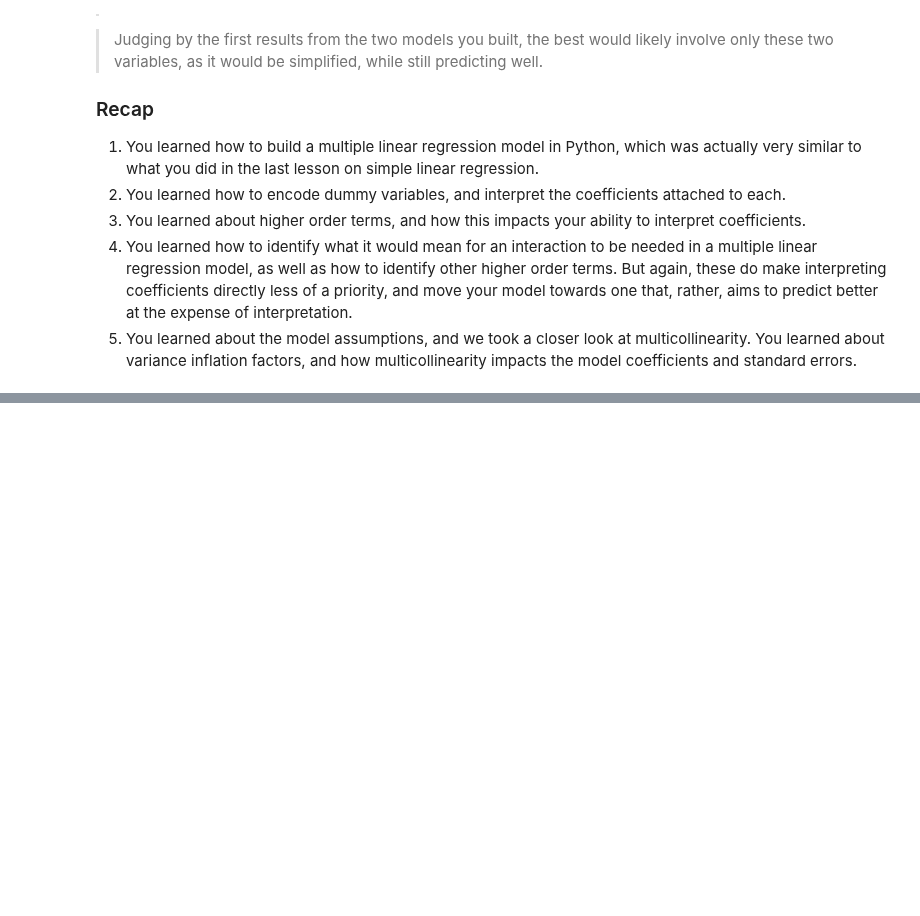
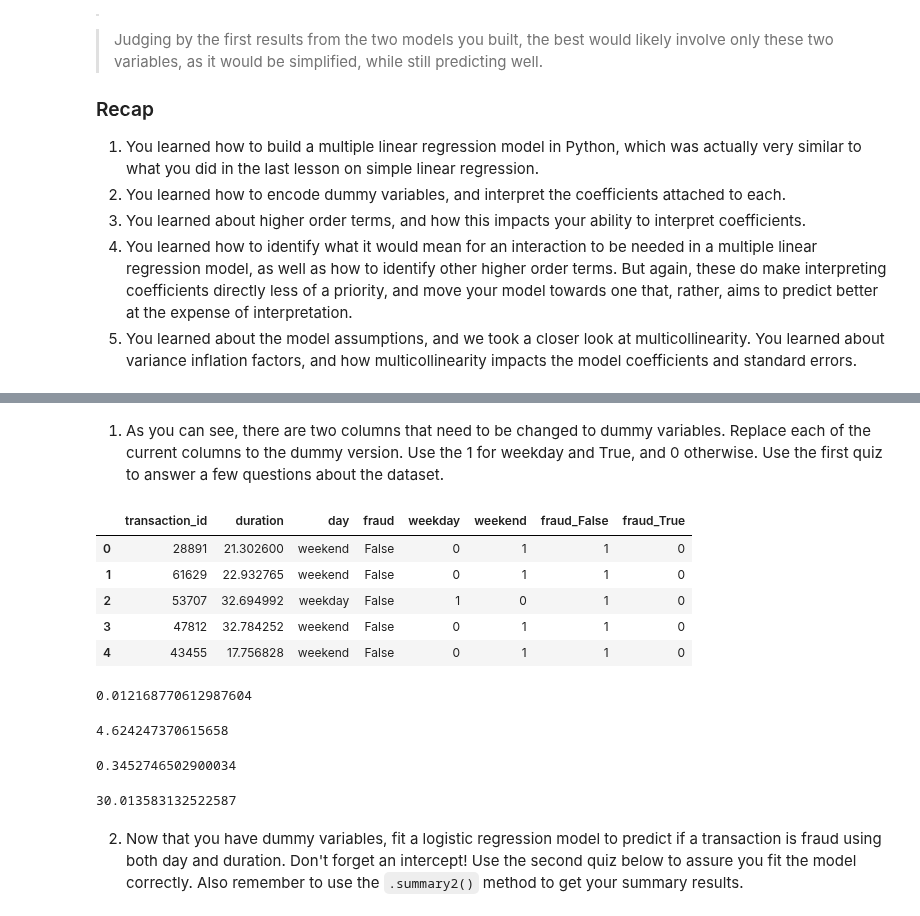
Before and after one commit to vpontello/DataScience_Nanodegree, a Jupyter notebook: 00_Extracurricular/02_Practical_Statistics/practical_statistics.ipynb, the cells around one changed output, grey strips where cells are left out. Saved outputs shown, nothing was run; the diff lists cells and outputs as text; code cells hidden in the pictures; blank space fills up the shorter version.

Commit message:
fitting logistic regression

```diff
--- a/00_Extracurricular/02_Practical_Statistics/practical_statistics.ipynb
+++ b/00_Extracurricular/02_Practical_Statistics/practical_statistics.ipynb
@@ -3100,0 +3108,8 @@ strong multicollinearity problems or that the design matrix is singular.
+# %%
+import numpy as np
+import pandas as pd
+import statsmodels.api as sm
+
+
+df = pd.read_csv('data/fraud_dataset.csv')
+df.head()
@@ -3100,0 +3123,39 @@ strong multicollinearity problems or that the design matrix is singular.
+# %% [markdown]
+1. As you can see, there are two columns that need to be changed to dummy variables. Replace each of the current columns to the dummy version. Use the 1 for weekday and True, and 0 otherwise. Use the first quiz to answer a few questions about the dataset.
+# %%
+def get_cols(serie, drop=False):
+    return list(pd.get_dummies(serie, drop_first=drop).columns)
+
+df[get_cols(df['day'], False,)] = pd.get_dummies(df['day'], drop_first=False)
+df[['fraud_False', 'fraud_True']] = pd.get_dummies(df['fraud'],prefix='fraud', drop_first=False)
+# %%
+df.head()
+# %% [output]
+|  | transaction_id | duration | day | fraud | weekday | weekend | fraud_False | fraud_True |
+| 0 | 28891 | 21.302600 | weekend | False | 0 | 1 | 1 | 0 |
+| 1 | 61629 | 22.932765 | weekend | False | 0 | 1 | 1 | 0 |
+| 2 | 53707 | 32.694992 | weekday | False | 1 | 0 | 1 | 0 |
+| 3 | 47812 | 32.784252 | weekend | False | 0 | 1 | 1 | 0 |
+| 4 | 43455 | 17.756828 | weekend | False | 0 | 1 | 1 | 0 |
+# %%
+# The proportion of fraudulent transactions.
+df['fraud_True'].mean()
+# %% [output]
+0.012168770612987604
+# %%
+# The average duration for fraudulent transaction.
+df.query('fraud == True')['duration'].mean()
+# %% [output]
+4.624247370615658
+# %%
+# The proportion of weekday transactions.
+df['weekday'].mean()
+# %% [output]
+0.3452746502900034
+# %%
+# The average duration for non-fraudulent transactions.
+df.query('fraud == False')['duration'].mean()
+# %% [output]
+30.013583132522587
+# %% [markdown]
+2. Now that you have dummy variables, fit a logistic regression model to predict if a transaction is fraud using both day and duration. Don't forget an intercept! Use the second quiz below to assure you fit the model correctly. Also remember to use the `.summary2()` method to get your summary results.
```
Also changed, not shown: parts of 3 cells of this notebook, 1 other file.
